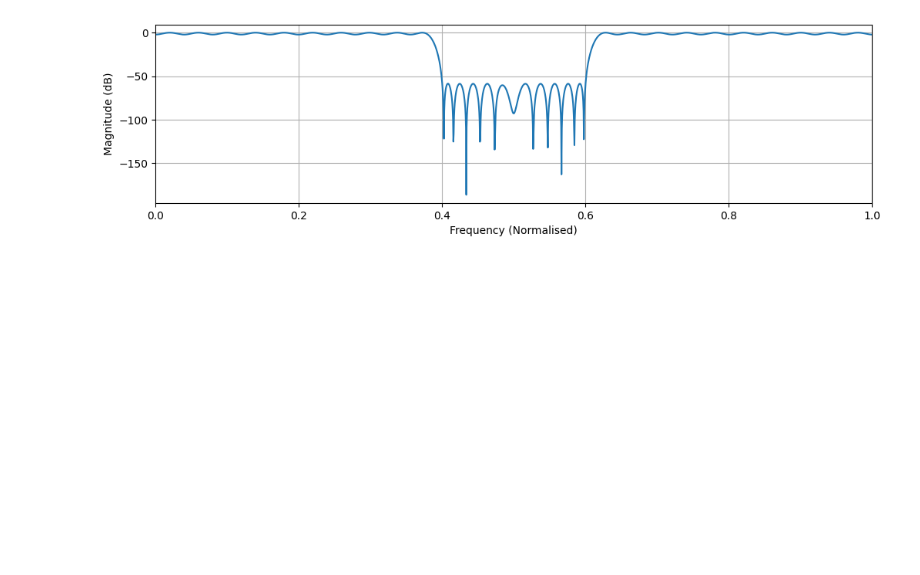
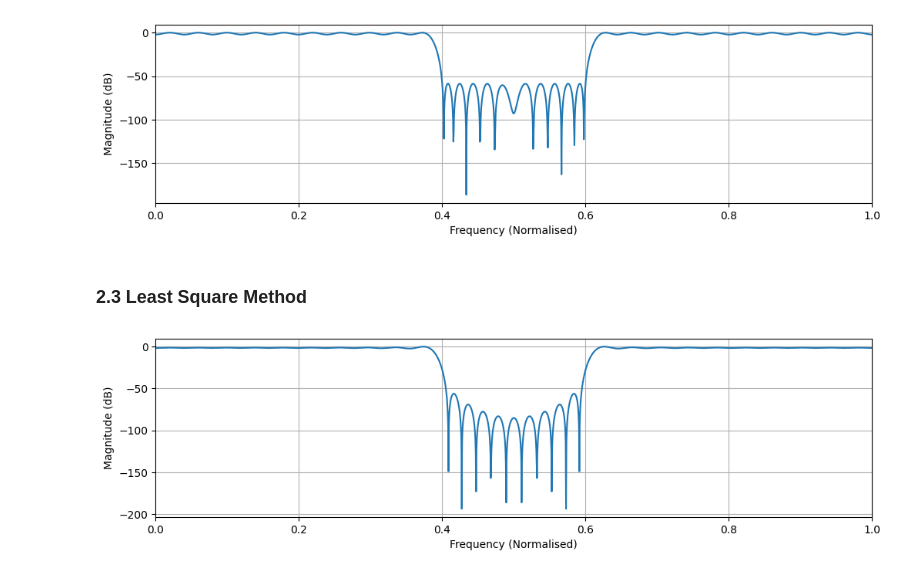
Before and after one commit to himanshudutta11/RFSoC_notebooks, a Jupyter notebook: notebook_B/digital_filter_design.ipynb, the cells around one changed output. Drawn from its saved outputs; the diff is of its cells as text; code cells hidden in the pictures; blank space fills up the shorter version.

Commit message:
ls method

```diff
--- a/notebook_B/digital_filter_design.ipynb
+++ b/notebook_B/digital_filter_design.ipynb
@@ -199,3 +205,28 @@ plt.plot(nf_norm, h_pm_fft)
 plt.show()
 # %% [output]
 [figure]
+# %% [markdown]
+### 2.3 Least Square Method
+# %%
+tb = 0.01 # transition bandwidth (%)
+freq = [0, 0.40-tb, 0.4, 0.60, 0.60+tb, 1]
+gain = [1, 1, 0, 0, 1, 1]
+N = 101
+
+h_ls = signal.firls(N, freq, gain)
+# %%
+h_ls_fft = 20*np.log(abs(get_normalized_fft(h_ls, NFFT)))
+
+nf_norm = np.linspace(0,2,NFFT)
+
+plt.figure(figsize=(12,3))
+plt.xlabel('Frequency (Normalised)')
+plt.ylabel('Magnitude (dB)')
+plt.xlim(0,1)
+plt.grid(True)
+
+plt.plot(nf_norm, h_ls_fft)
+
+plt.show()
+# %% [output]
+[figure, added]
```
Also changed, not shown: parts of 1 cell of this notebook.
